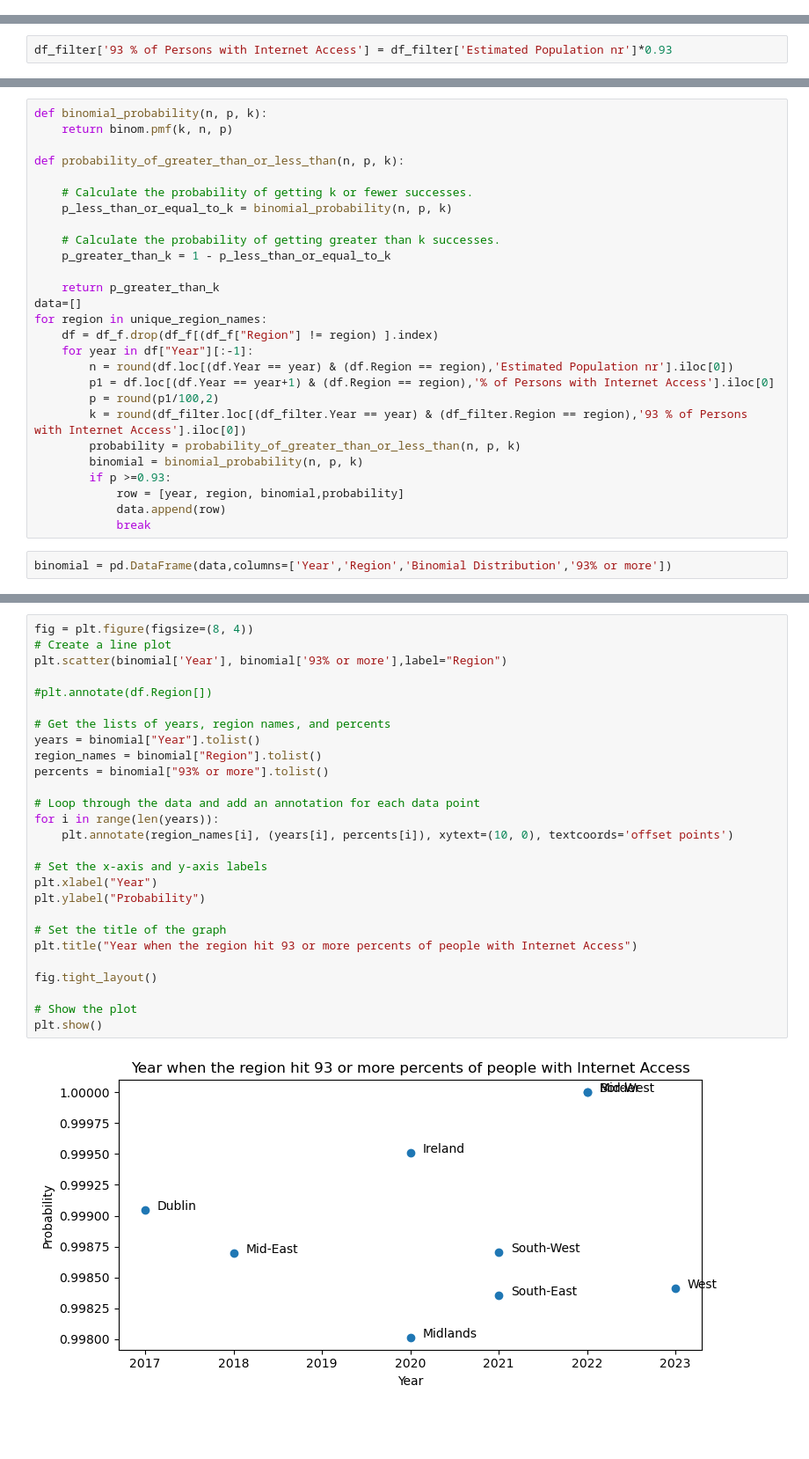
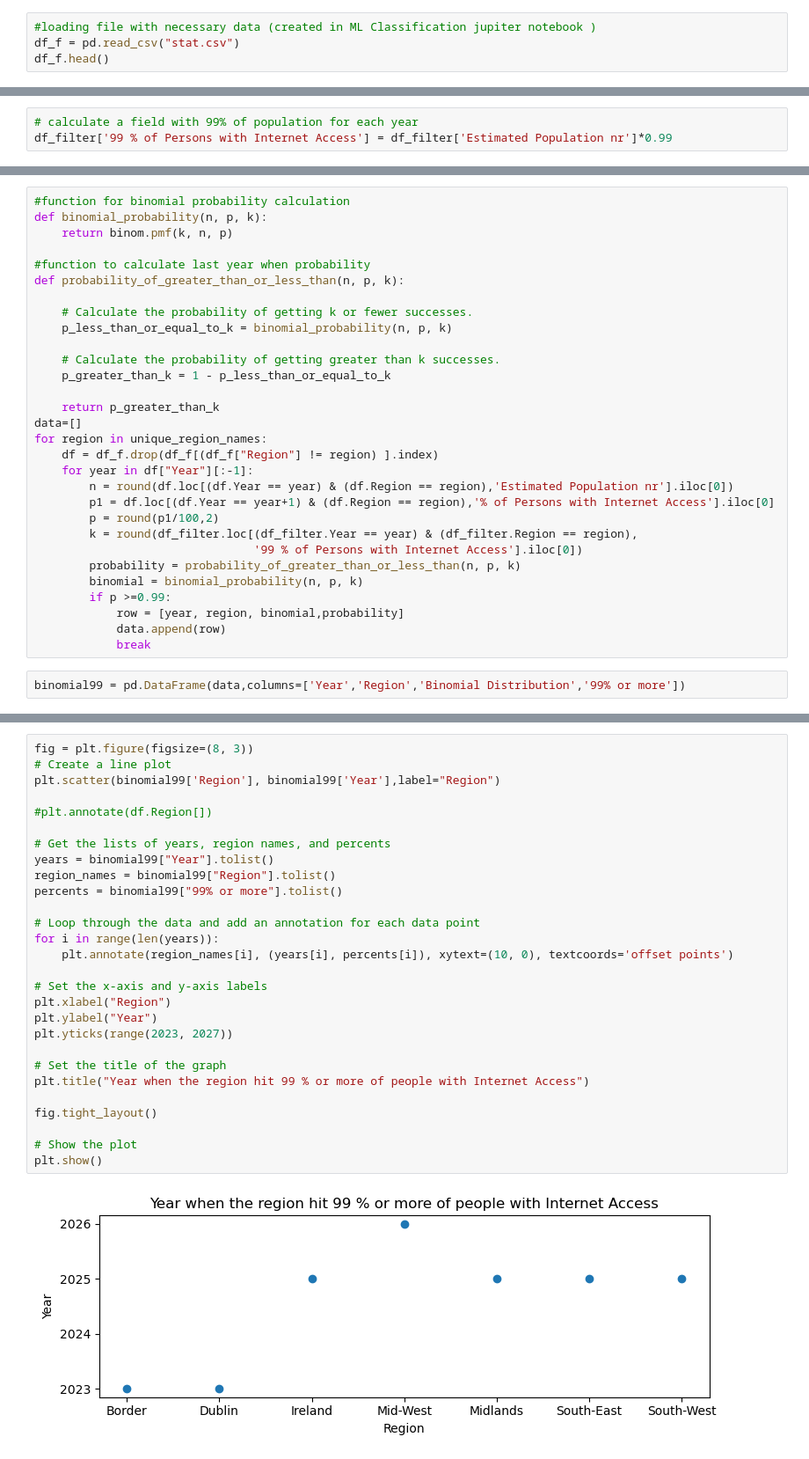
Before and after one commit to Natidhcp/MSc_DA, a Jupyter notebook: Stats_binom.ipynb, the cells around one changed output, grey strips where cells are left out. Shown at 88% size. Saved outputs shown, nothing was run; the diff lists cells and outputs as text; blank space fills up the shorter version.

```diff
--- a/Stats_binom.ipynb
+++ b/Stats_binom.ipynb
@@ -69,0 +27,4 @@ memory usage: 16.3+ KB
+# %%
+#loading file with necessary data (created in ML Classification jupiter notebook )
+df_f = pd.read_csv("stat.csv")
+df_f.head()
@@ -178,2 +64,3 @@ df_filter.describe()
 # %%
-df_filter['93 % of Persons with Internet Access'] = df_filter['Estimated Population nr']*0.93
+# calculate a field with 99% of population for each year
+df_filter['99 % of Persons with Internet Access'] = df_filter['Estimated Population nr']*0.99
@@ -196,7 +85,9 @@ df_filter
 # %%
+#function for binomial probability calculation
 def binomial_probability(n, p, k):
     return binom.pmf(k, n, p)
 
+#function to calculate last year when probability
 def probability_of_greater_than_or_less_than(n, p, k):
 
     # Calculate the probability of getting k or fewer successes.
@@ -213,12 +104,13 @@ for region in unique_region_names:
         n = round(df.loc[(df.Year == year) & (df.Region == region),'Estimated Population nr'].iloc[0])
         p1 = df.loc[(df.Year == year+1) & (df.Region == region),'% of Persons with Internet Access'].iloc[0]
         p = round(p1/100,2)
-        k = round(df_filter.loc[(df_filter.Year == year) & (df_filter.Region == region),'93 % of Persons with Internet Access'].iloc[0])
+        k = round(df_filter.loc[(df_filter.Year == year) & (df_filter.Region == region),
+                                '99 % of Persons with Internet Access'].iloc[0])
         probability = probability_of_greater_than_or_less_than(n, p, k)
         binomial = binomial_probability(n, p, k)
-        if p >=0.93:
+        if p >=0.99:
             row = [year, region, binomial,probability]
             data.append(row)
             break
 # %%
-binomial = pd.DataFrame(data,columns=['Year','Region','Binomial Distribution','93% or more'])
+binomial99 = pd.DataFrame(data,columns=['Year','Region','Binomial Distribution','99% or more'])
@@ -234,29 +128,30 @@ binomial.head()
 # %%
-fig = plt.figure(figsize=(8, 4))
+fig = plt.figure(figsize=(8, 3))
 # Create a line plot
-plt.scatter(binomial['Year'], binomial['93% or more'],label="Region")
+plt.scatter(binomial99['Region'], binomial99['Year'],label="Region")
 
 #plt.annotate(df.Region[])
 
 # Get the lists of years, region names, and percents
-years = binomial["Year"].tolist()
-region_names = binomial["Region"].tolist()
-percents = binomial["93% or more"].tolist()
+years = binomial99["Year"].tolist()
+region_names = binomial99["Region"].tolist()
+percents = binomial99["99% or more"].tolist()
 
 # Loop through the data and add an annotation for each data point
 for i in range(len(years)):
     plt.annotate(region_names[i], (years[i], percents[i]), xytext=(10, 0), textcoords='offset points')
 
 # Set the x-axis and y-axis labels
-plt.xlabel("Year")
-plt.ylabel("Probability")
+plt.xlabel("Region")
+plt.ylabel("Year")
+plt.yticks(range(2023, 2027))
 
 # Set the title of the graph
-plt.title("Year when the region hit 93 or more percents of people with Internet Access")
+plt.title("Year when the region hit 99 % or more of people with Internet Access")
 
 fig.tight_layout()
 
 # Show the plot
 plt.show()
 # %% [output]
-[figure, old version]
+[figure, new version]
```
Also changed, not shown: parts of 17 cells of this notebook, 10 other files.
